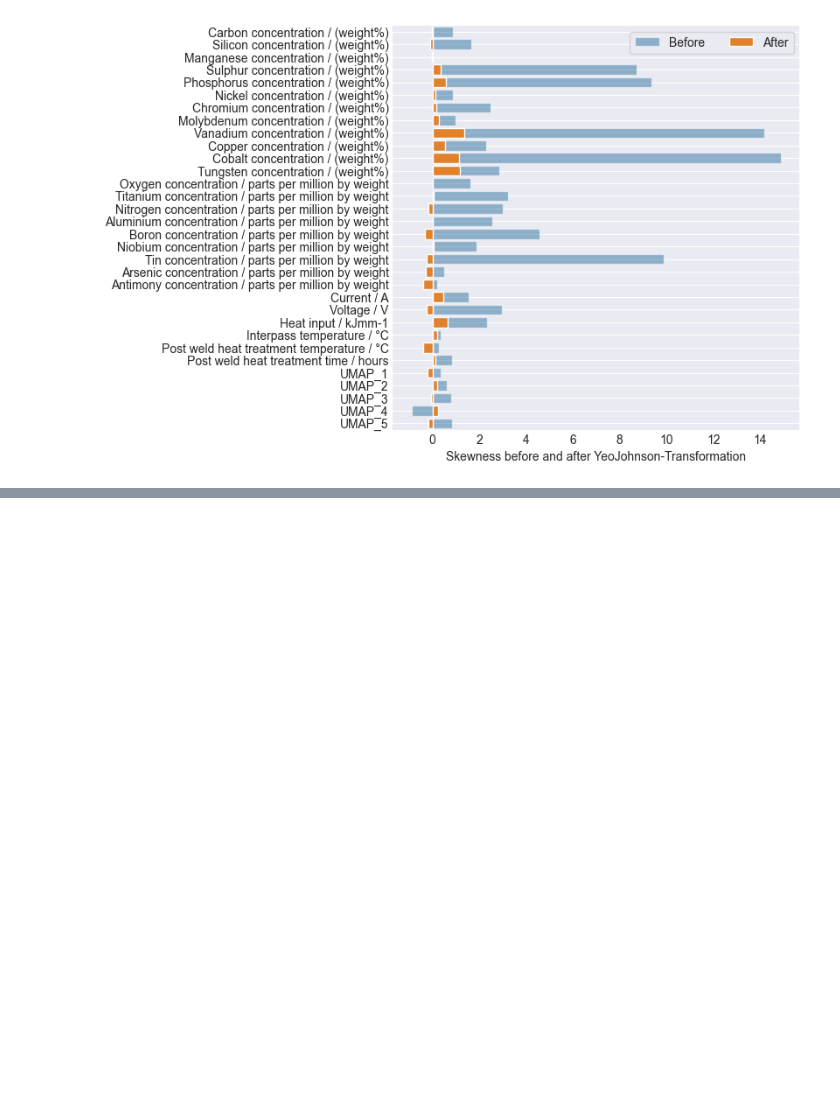
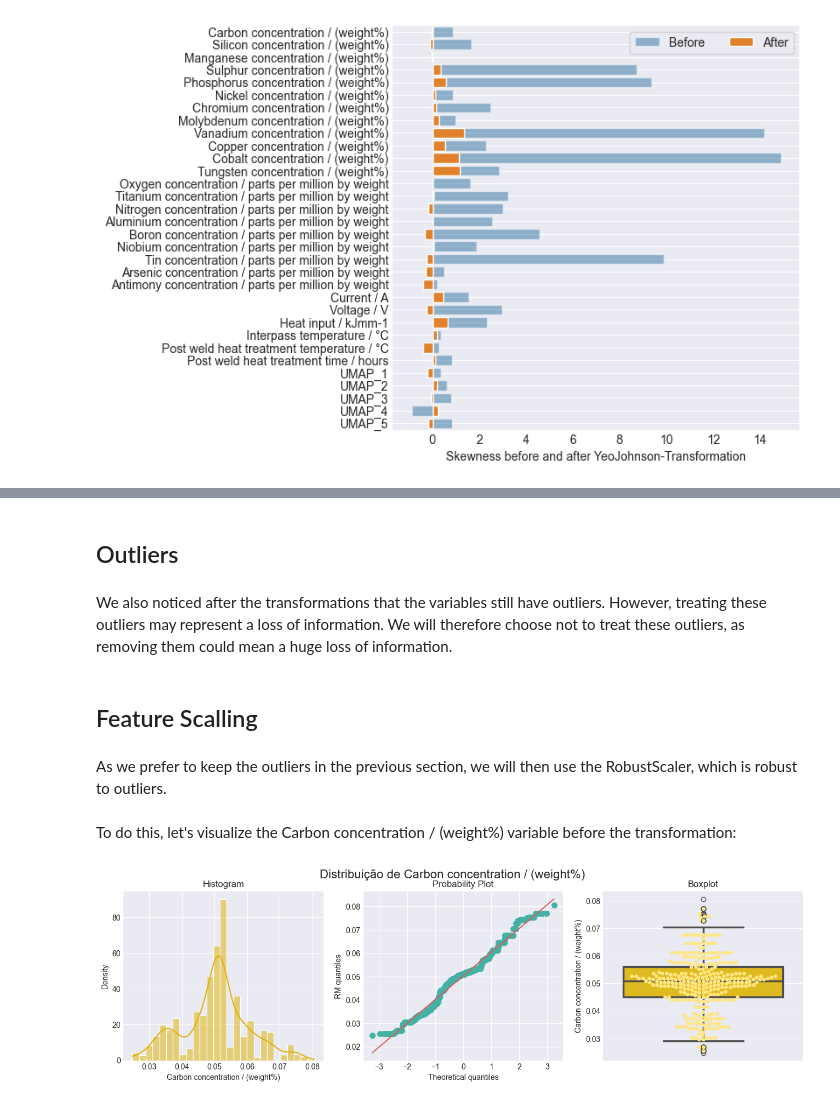
Before and after one commit to mateusgoto01/appAutoProject, a Jupyter notebook: 2_DataPreprocessing.ipynb, the cells around one changed output, grey strips where cells are left out. Drawn from its saved outputs; the diff is of its cells as text; code cells hidden in the pictures; blank space fills up the shorter version.

Commit message:
improve previous codes and added prediction part

```diff
--- a/2_DataPreprocessing.ipynb
+++ b/2_DataPreprocessing.ipynb
@@ -599,0 +610,14 @@ for feature in numeric_features:
+# %% [markdown]
+## Outliers
+# %% [markdown]
+We also noticed after the transformations that the variables still have outliers. However, treating these outliers may represent a loss of information. We will therefore choose not to treat these outliers, as removing them could mean a huge loss of information.
+# %% [markdown]
+## Feature Scalling
+# %% [markdown]
+As we prefer to keep the outliers in the previous section, we will then use the RobustScaler, which is robust to outliers.
+# %% [markdown]
+To do this, let's visualize the Carbon concentration / (weight%) variable before the transformation:
+# %%
+diagnostic_plots(X_train_knn,'Carbon concentration / (weight%)','matplotlib')
+# %% [output]
+[figure, added]
```
Also changed, not shown: parts of 27 cells of this notebook, 1 other file.
